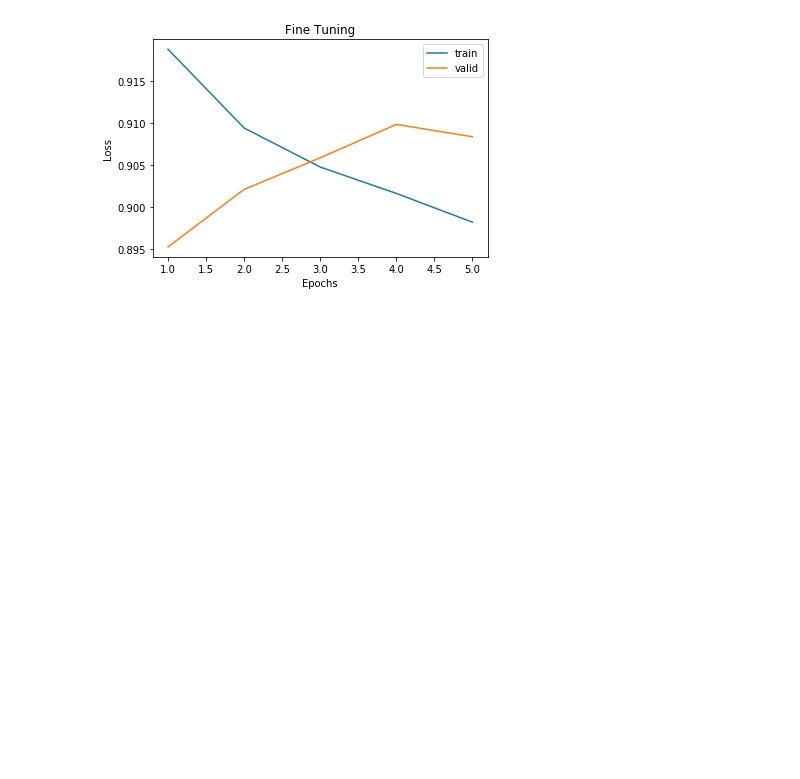
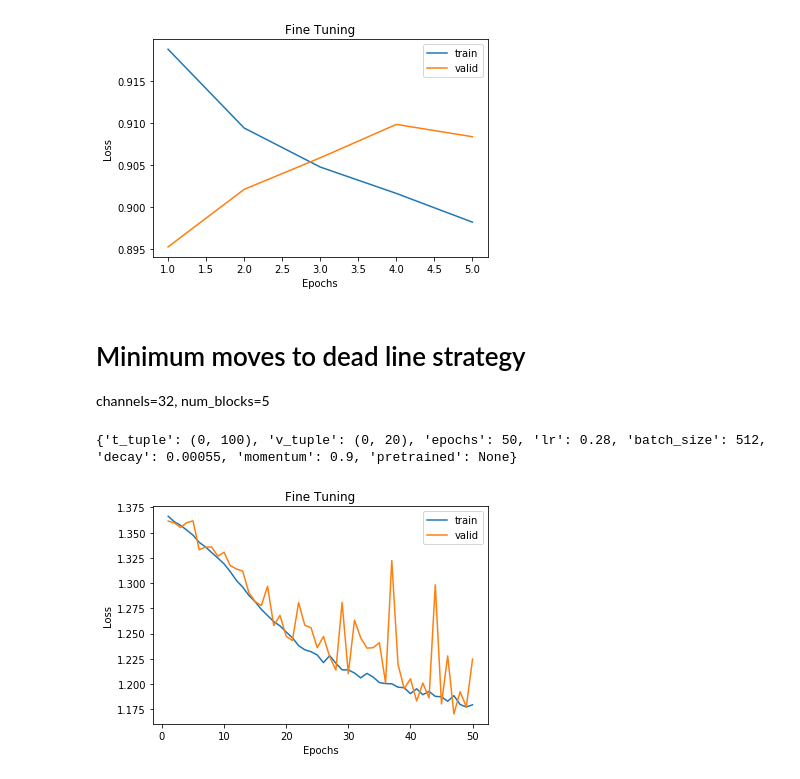
Before and after one commit to fqjin/2048NN, a Jupyter notebook: training_logs.ipynb, the cells around one changed output. Cells and saved outputs as stored; diff of their text form; code cells hidden in the pictures; blank space fills up the shorter version.

Commit message:
Train first model on min-move strategy

```diff
--- a/training_logs.ipynb
+++ b/training_logs.ipynb
@@ -350,3 +350,21 @@ plt.show()
 # %% [output]
 {'t_tuple': (100, 120), 'v_tuple': (80, 100), 'epochs': 5, 'lr': 0.0034, 'batch_size': 512, 'decay': 0.024, 'momentum': 0.9, 'pretrained': '20190710/80_100_epox10_lr0.0043pre_e9'}
 [figure]
+# %% [markdown]
+# Minimum moves to dead line strategy
+channels=32, num_blocks=5
+# %%
+logs0 = np.load('20190719/0_100_epox50_lr0.28.npz')
+print(logs0['params'])
+t_loss0 = logs0['t_loss']
+v_loss0 = logs0['v_loss']
+epochs = np.arange(1, len(t_loss0)+1)
+plt.plot(epochs, t_loss0, epochs, v_loss0)
+plt.legend(['train','valid'])
+plt.title('Fine Tuning')
+plt.xlabel('Epochs')
+plt.ylabel('Loss')
+plt.show()
+# %% [output]
+{'t_tuple': (0, 100), 'v_tuple': (0, 20), 'epochs': 50, 'lr': 0.28, 'batch_size': 512, 'decay': 0.00055, 'momentum': 0.9, 'pretrained': None}
+[figure, added]
```
Also changed, not shown: 22 other files.
